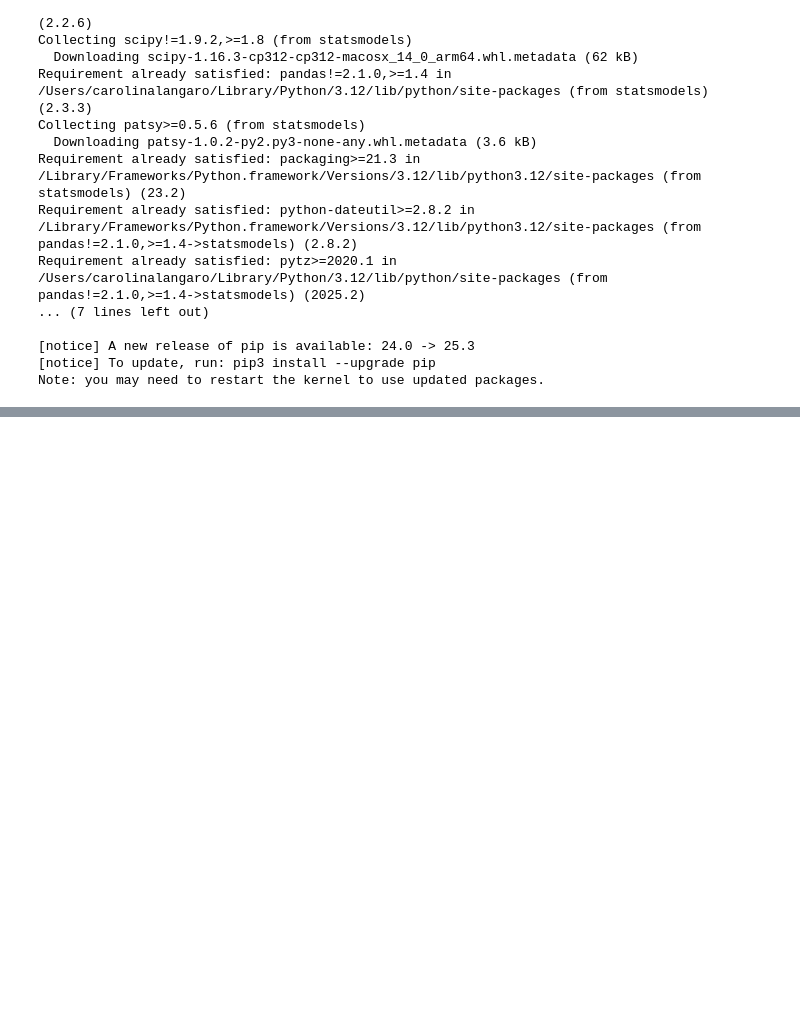
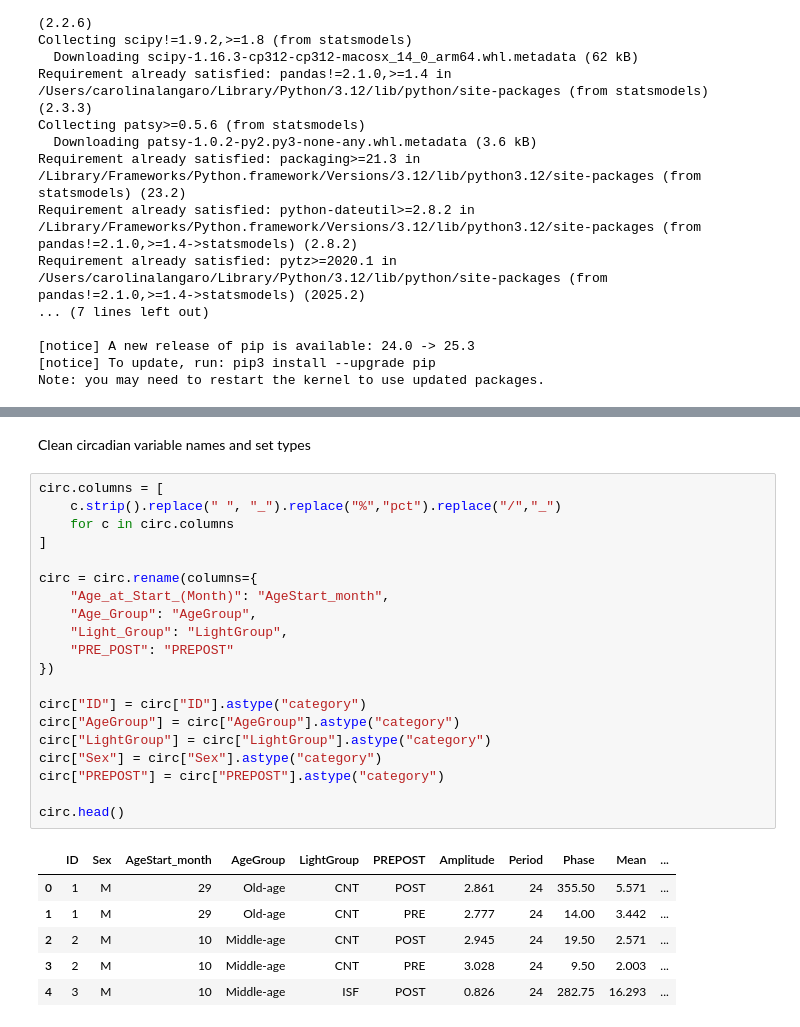
Before and after one commit to clangaro/40Hz-Gamma-Analysis, a Jupyter notebook: notebooks/analysis_pipeline.ipynb, the cells around one changed output, grey strips where cells are left out. Saved outputs shown, nothing was run; the diff lists cells and outputs as text; blank space fills up the shorter version.

```diff
--- a/notebooks/analysis_pipeline.ipynb
+++ b/notebooks/analysis_pipeline.ipynb
@@ -39,0 +56,29 @@ FileNotFoundError: [Errno 2] No such file or directory: 'data/circadian.csv'
+# %% [markdown]
+Clean circadian variable names and set types
+# %%
+circ.columns = [
+    c.strip().replace(" ", "_").replace("%","pct").replace("/","_")
+    for c in circ.columns
+]
+
+circ = circ.rename(columns={
+    "Age_at_Start_(Month)": "AgeStart_month",
+    "Age_Group": "AgeGroup",
+    "Light_Group": "LightGroup",
+    "PRE_POST": "PREPOST"
+})
+
+circ["ID"] = circ["ID"].astype("category")
+circ["AgeGroup"] = circ["AgeGroup"].astype("category")
+circ["LightGroup"] = circ["LightGroup"].astype("category")
+circ["Sex"] = circ["Sex"].astype("category")
+circ["PREPOST"] = circ["PREPOST"].astype("category")
+
+circ.head()
+# %% [output]
+|  | ID | Sex | AgeStart_month | AgeGroup | LightGroup | PREPOST | Amplitude | Period | Phase | Mean | ... |
+| 0 | 1 | M | 29 | Old-age | CNT | POST | 2.861 | 24 | 355.50 | 5.571 | ... |
+| 1 | 1 | M | 29 | Old-age | CNT | PRE | 2.777 | 24 | 14.00 | 3.442 | ... |
+| 2 | 2 | M | 10 | Middle-age | CNT | POST | 2.945 | 24 | 19.50 | 2.571 | ... |
+| 3 | 2 | M | 10 | Middle-age | CNT | PRE | 3.028 | 24 | 9.50 | 2.003 | ... |
+| 4 | 3 | M | 10 | Middle-age | ISF | POST | 0.826 | 24 | 282.75 | 16.293 | ... |
```
Also changed, not shown: parts of 25 cells of this notebook, 1 other file.
